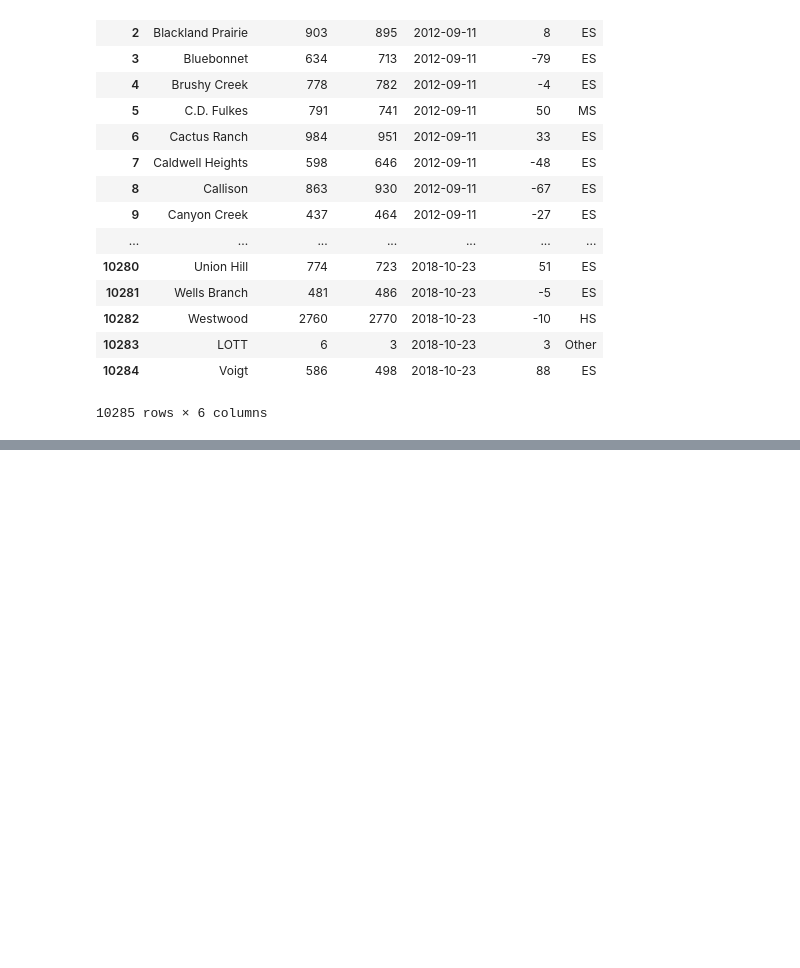
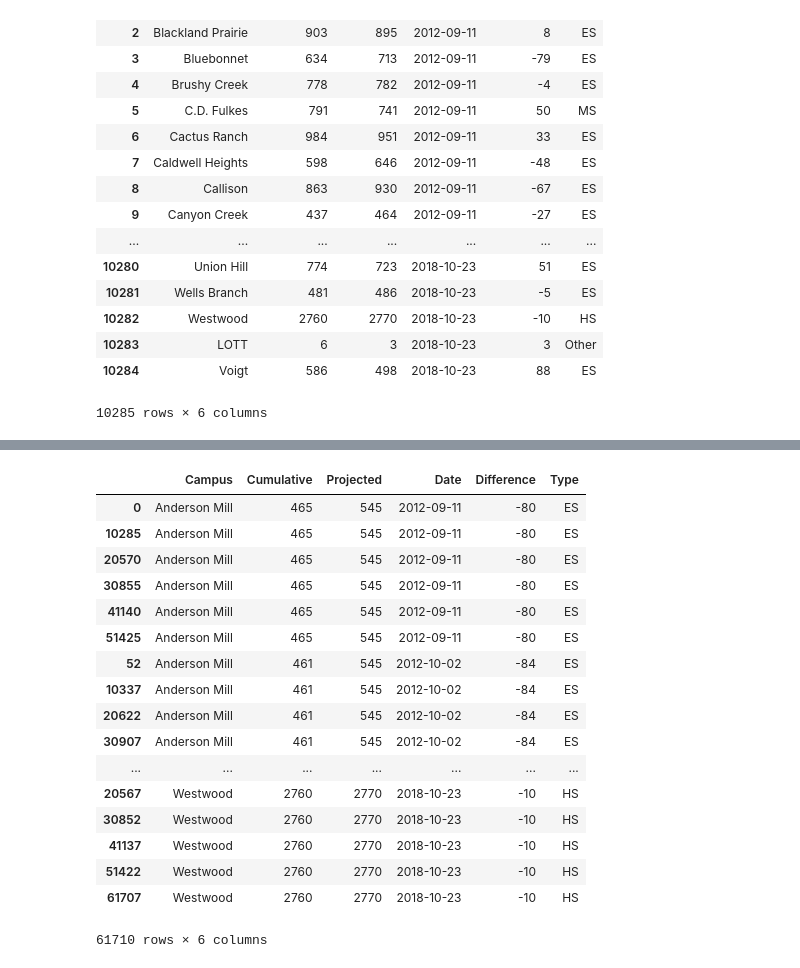
Before and after one commit to slee279/rrisd, a Jupyter notebook: Untitled.ipynb, the cells around one changed output, grey strips where cells are left out. Saved outputs shown, nothing was run; the diff lists cells and outputs as text; code cells hidden in the pictures; blank space fills up the shorter version.

```diff
--- a/Untitled.ipynb
+++ b/Untitled.ipynb
@@ -527,0 +559,21 @@ combined
+# %%
+tt.sort_values(by=['Campus', 'Date'])
+# %% [output]
+|  | Campus | Cumulative | Projected | Date | Difference | Type |
+| 0 | Anderson Mill | 465 | 545 | 2012-09-11 | -80 | ES |
+| 10285 | Anderson Mill | 465 | 545 | 2012-09-11 | -80 | ES |
+| 20570 | Anderson Mill | 465 | 545 | 2012-09-11 | -80 | ES |
+| 30855 | Anderson Mill | 465 | 545 | 2012-09-11 | -80 | ES |
+| 41140 | Anderson Mill | 465 | 545 | 2012-09-11 | -80 | ES |
+| 51425 | Anderson Mill | 465 | 545 | 2012-09-11 | -80 | ES |
+| 52 | Anderson Mill | 461 | 545 | 2012-10-02 | -84 | ES |
+| 10337 | Anderson Mill | 461 | 545 | 2012-10-02 | -84 | ES |
+| 20622 | Anderson Mill | 461 | 545 | 2012-10-02 | -84 | ES |
+| 30907 | Anderson Mill | 461 | 545 | 2012-10-02 | -84 | ES |
+| ... | ... | ... | ... | ... | ... | ... |
+| 20567 | Westwood | 2760 | 2770 | 2018-10-23 | -10 | HS |
+| 30852 | Westwood | 2760 | 2770 | 2018-10-23 | -10 | HS |
+| 41137 | Westwood | 2760 | 2770 | 2018-10-23 | -10 | HS |
+| 51422 | Westwood | 2760 | 2770 | 2018-10-23 | -10 | HS |
+| 61707 | Westwood | 2760 | 2770 | 2018-10-23 | -10 | HS |
+61710 rows × 6 columns
```
Also changed, not shown: parts of 16 cells of this notebook, 4 other files.
